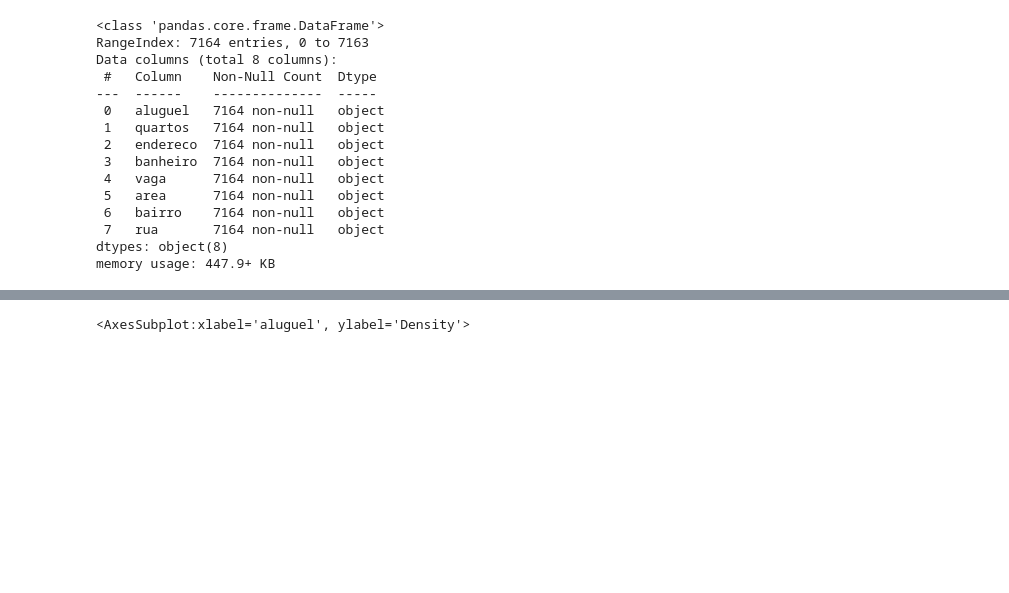
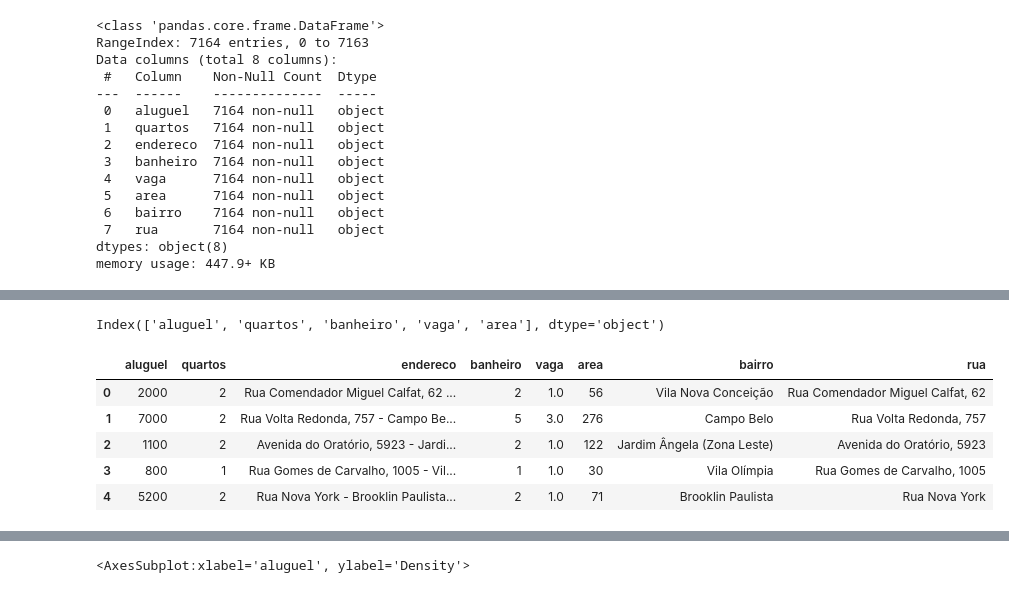
Before and after one commit to cpoles/data_science, a Jupyter notebook: awari/rent_calculator/rent_calc_data_mun.ipynb, the cells around one changed output, grey strips where cells are left out. Drawn from its saved outputs; the diff is of its cells as text; code cells hidden in the pictures; blank space fills up the shorter version.

```diff
--- a/awari/rent_calculator/rent_calc_data_mun.ipynb
+++ b/awari/rent_calculator/rent_calc_data_mun.ipynb
@@ -149,0 +150,4 @@ df.describe()
+# %%
+cols
+# %% [output]
+Index(['aluguel', 'quartos', 'banheiro', 'vaga', 'area'], dtype='object')
@@ -149,0 +156,9 @@ df.describe()
+# %%
+df.head()
+# %% [output]
+|  | aluguel | quartos | endereco | banheiro | vaga | area | bairro | rua |
+| 0 | 2000 | 2 | Rua Comendador Miguel Calfat, 62 ... | 2 | 1.0 | 56 | Vila Nova Conceição | Rua Comendador Miguel Calfat, 62 |
+| 1 | 7000 | 2 | Rua Volta Redonda, 757 - Campo Be... | 5 | 3.0 | 276 | Campo Belo | Rua Volta Redonda, 757 |
+| 2 | 1100 | 2 | Avenida do Oratório, 5923 - Jardi... | 2 | 1.0 | 122 | Jardim Ângela (Zona Leste) | Avenida do Oratório, 5923 |
+| 3 | 800 | 1 | Rua Gomes de Carvalho, 1005 - Vil... | 1 | 1.0 | 30 | Vila Olímpia | Rua Gomes de Carvalho, 1005 |
+| 4 | 5200 | 2 | Rua Nova York - Brooklin Paulista... | 2 | 1.0 | 71 | Brooklin Paulista | Rua Nova York |
```
Also changed, not shown: parts of 10 cells of this notebook.
